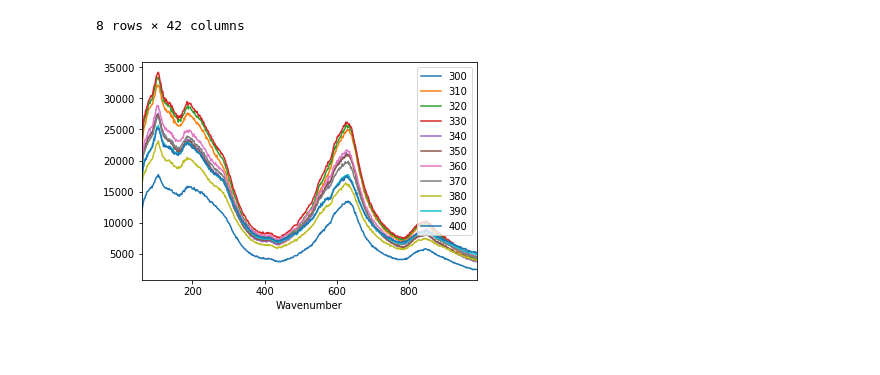
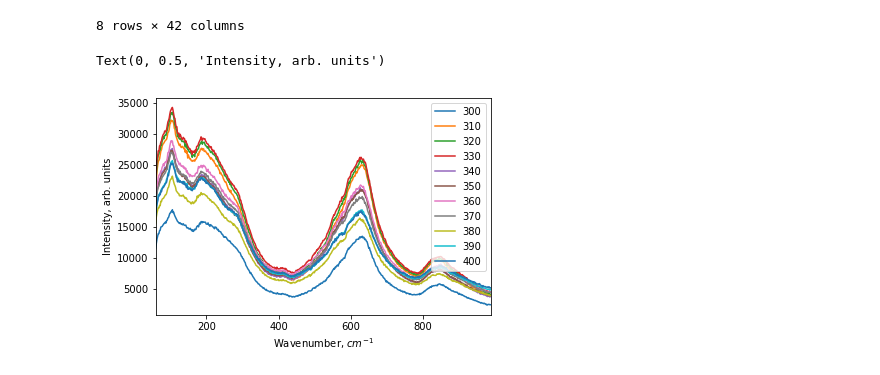
Before and after one commit to AndreyAnokhin/Kaggle-Raman-ML, a Jupyter notebook: spectra_stat.ipynb, the cells around one changed output. Cells and saved outputs as stored; diff of their text form; code cells hidden in the pictures; blank space fills up the shorter version.

```diff
--- a/spectra_stat.ipynb
+++ b/spectra_stat.ipynb
@@ -35,5 +35,8 @@ spectra.describe()
 8 rows × 42 columns
 # %%
 fig = spectra.plot(x='Wavenumber', y=range(300, 410, 10))
+fig.set_xlabel('Wavenumber, $cm^{-1}$')
+fig.set_ylabel('Intensity, arb. units')
 # %% [output]
+Text(0, 0.5, 'Intensity, arb. units')
-[figure, old version]
+[figure, new version]
```
